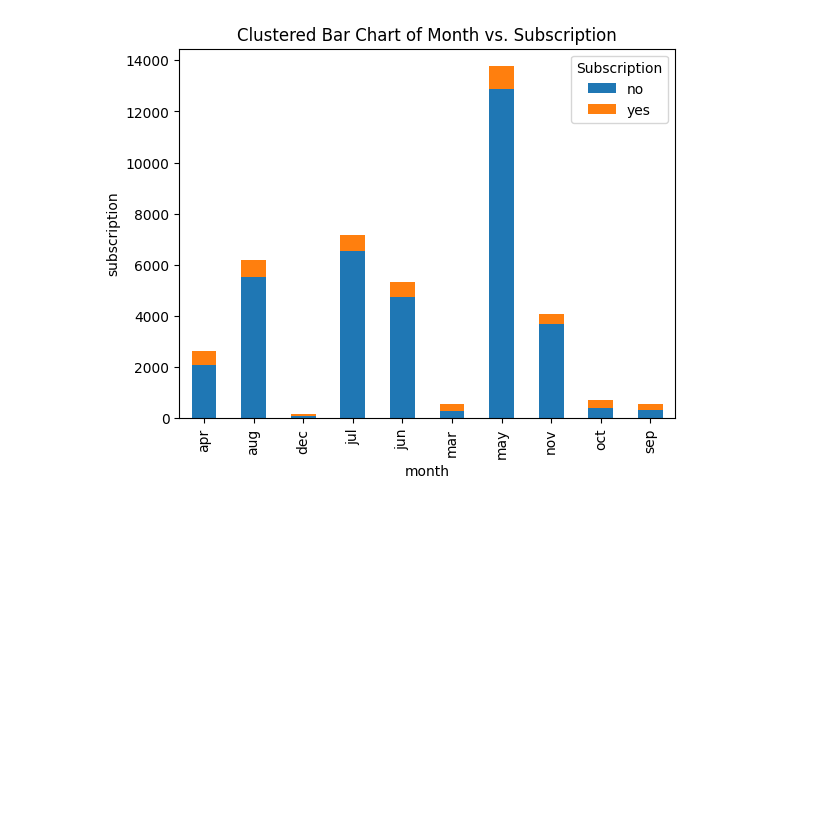
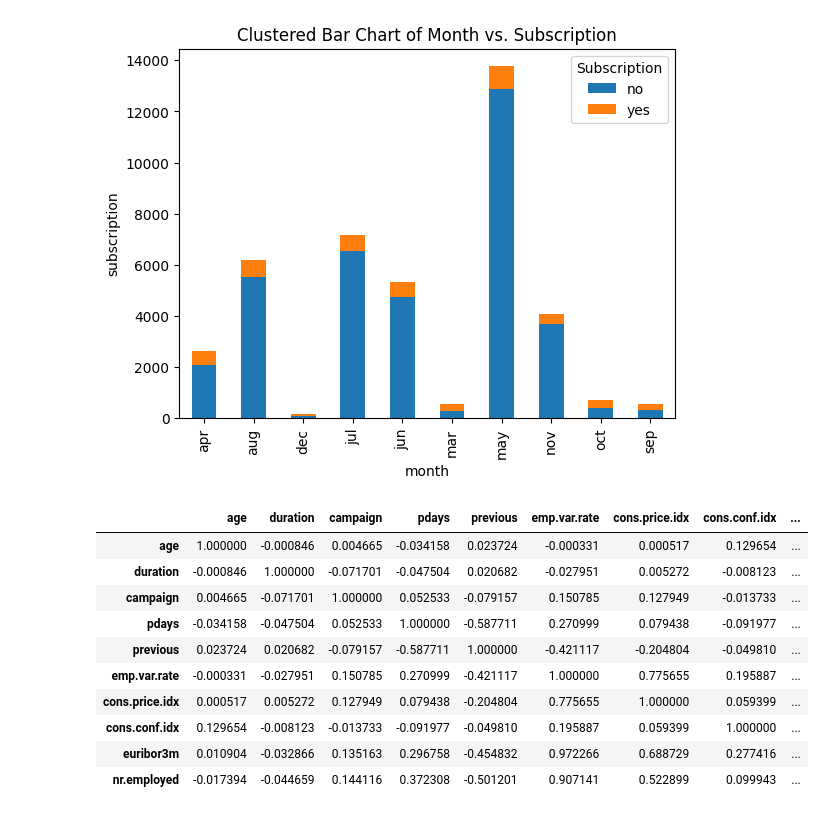
Before and after one commit to neeschal00/exploratory-data-analysis, a Jupyter notebook: eda.ipynb, the cells around one changed output. Drawn from its saved outputs; the diff is of its cells as text; code cells hidden in the pictures; blank space fills up the shorter version.

```diff
--- a/eda.ipynb
+++ b/eda.ipynb
@@ -588,3 +588,18 @@ plt.legend(title="Subscription")
 plt.show()
 # %% [output]
 [figure]
+# %%
+df_corr = tele_df[num_cols].dropna().corr()
+df_corr
+# %% [output]
+|  | age | duration | campaign | pdays | previous | emp.var.rate | cons.price.idx | cons.conf.idx | ... |
+| age | 1.000000 | -0.000846 | 0.004665 | -0.034158 | 0.023724 | -0.000331 | 0.000517 | 0.129654 | ... |
+| duration | -0.000846 | 1.000000 | -0.071701 | -0.047504 | 0.020682 | -0.027951 | 0.005272 | -0.008123 | ... |
+| campaign | 0.004665 | -0.071701 | 1.000000 | 0.052533 | -0.079157 | 0.150785 | 0.127949 | -0.013733 | ... |
+| pdays | -0.034158 | -0.047504 | 0.052533 | 1.000000 | -0.587711 | 0.270999 | 0.079438 | -0.091977 | ... |
+| previous | 0.023724 | 0.020682 | -0.079157 | -0.587711 | 1.000000 | -0.421117 | -0.204804 | -0.049810 | ... |
+| emp.var.rate | -0.000331 | -0.027951 | 0.150785 | 0.270999 | -0.421117 | 1.000000 | 0.775655 | 0.195887 | ... |
+| cons.price.idx | 0.000517 | 0.005272 | 0.127949 | 0.079438 | -0.204804 | 0.775655 | 1.000000 | 0.059399 | ... |
+| cons.conf.idx | 0.129654 | -0.008123 | -0.013733 | -0.091977 | -0.049810 | 0.195887 | 0.059399 | 1.000000 | ... |
+| euribor3m | 0.010904 | -0.032866 | 0.135163 | 0.296758 | -0.454832 | 0.972266 | 0.688729 | 0.277416 | ... |
+| nr.employed | -0.017394 | -0.044659 | 0.144116 | 0.372308 | -0.501201 | 0.907141 | 0.522899 | 0.099943 | ... |
```
Also changed, not shown: parts of 2 cells of this notebook.
